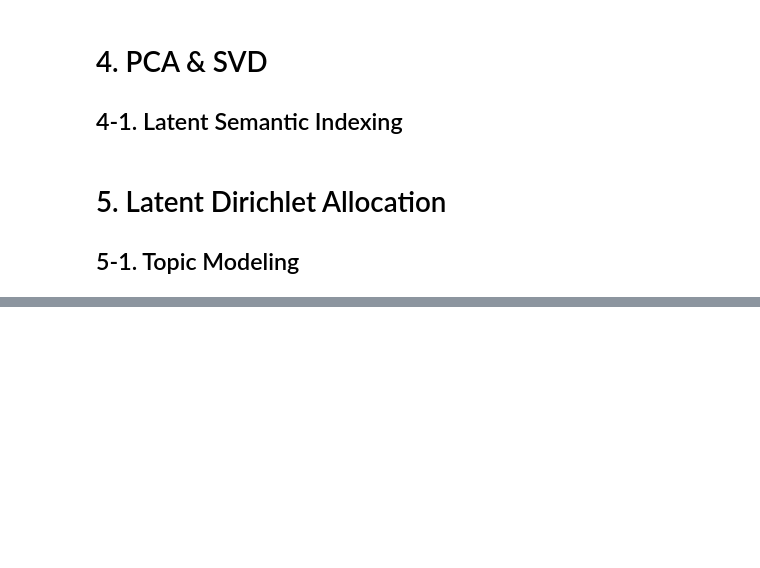
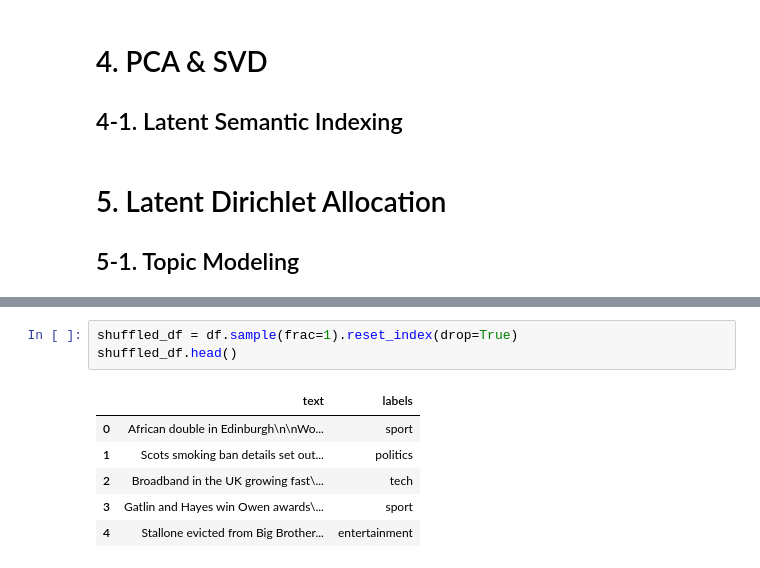
Before and after one commit to yungshun317/torch-nlp, a Jupyter notebook: natural_language_understanding.ipynb, the cells around one changed output, grey strips where cells are left out. Cells and saved outputs as stored; diff of their text form; blank space fills up the shorter version.

```diff
--- a/natural_language_understanding.ipynb
+++ b/natural_language_understanding.ipynb
@@ -790,0 +806,10 @@ for msg in not_actually_spam:
+# %%
+shuffled_df = df.sample(frac=1).reset_index(drop=True)
+shuffled_df.head()
+# %% [output]
+|  | text | labels |
+| 0 | African double in Edinburgh\n\nWo... | sport |
+| 1 | Scots smoking ban details set out... | politics |
+| 2 | Broadband in the UK growing fast\... | tech |
+| 3 | Gatlin and Hayes win Owen awards\... | sport |
+| 4 | Stallone evicted from Big Brother... | entertainment |
```
Also changed, not shown: parts of 8 cells of this notebook, 2 other files.
